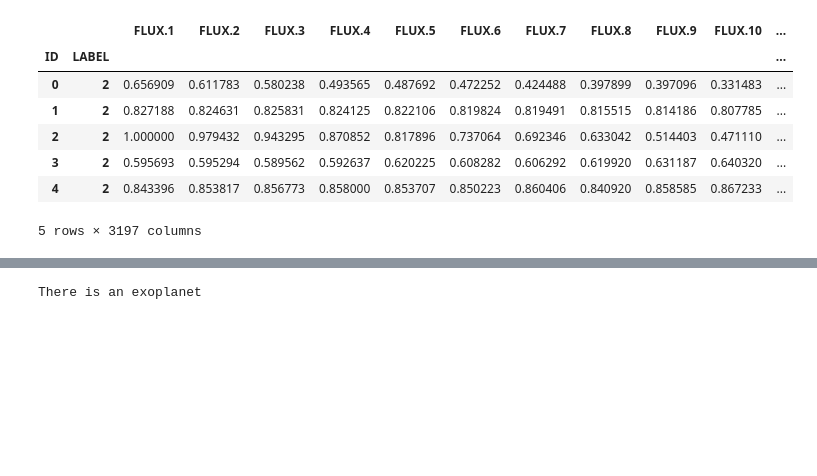
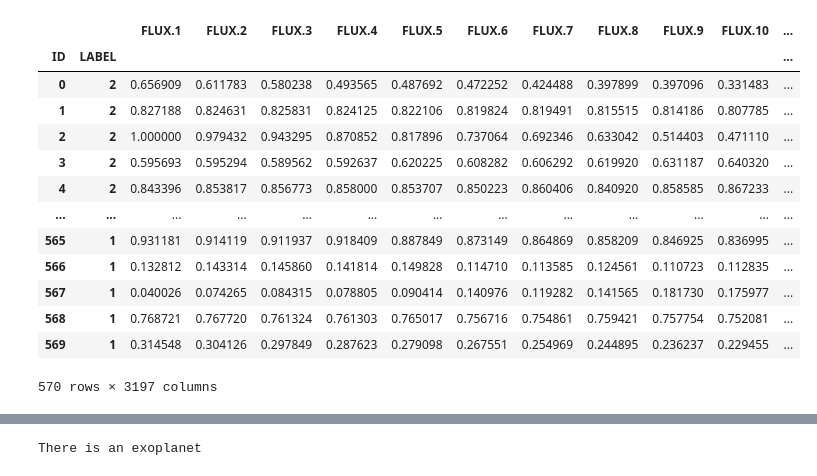
Before and after one commit to DZAlpha/ExoplanetHunting, a Jupyter notebook: exoplanets_hunting.ipynb, the cells around one changed output, grey strips where cells are left out. Drawn from its saved outputs; the diff is of its cells as text; code cells hidden in the pictures; blank space fills up the shorter version.

```diff
--- a/exoplanets_hunting.ipynb
+++ b/exoplanets_hunting.ipynb
@@ -21,12 +30,18 @@ train_df.head()
 # %%
 test_df = preprocess(get_test_df())
-test_df.head()
+test_df
 # %% [output]
 |  |  | FLUX.1 | FLUX.2 | FLUX.3 | FLUX.4 | FLUX.5 | FLUX.6 | FLUX.7 | FLUX.8 | FLUX.9 | FLUX.10 | ... |
 | ID | LABEL |  |  |  |  |  |  |  |  |  |  | ... |
 | 0 | 2 | 0.656909 | 0.611783 | 0.580238 | 0.493565 | 0.487692 | 0.472252 | 0.424488 | 0.397899 | 0.397096 | 0.331483 | ... |
 | 1 | 2 | 0.827188 | 0.824631 | 0.825831 | 0.824125 | 0.822106 | 0.819824 | 0.819491 | 0.815515 | 0.814186 | 0.807785 | ... |
 | 2 | 2 | 1.000000 | 0.979432 | 0.943295 | 0.870852 | 0.817896 | 0.737064 | 0.692346 | 0.633042 | 0.514403 | 0.471110 | ... |
 | 3 | 2 | 0.595693 | 0.595294 | 0.589562 | 0.592637 | 0.620225 | 0.608282 | 0.606292 | 0.619920 | 0.631187 | 0.640320 | ... |
 | 4 | 2 | 0.843396 | 0.853817 | 0.856773 | 0.858000 | 0.853707 | 0.850223 | 0.860406 | 0.840920 | 0.858585 | 0.867233 | ... |
+| ... | ... | ... | ... | ... | ... | ... | ... | ... | ... | ... | ... | ... |
+| 565 | 1 | 0.931181 | 0.914119 | 0.911937 | 0.918409 | 0.887849 | 0.873149 | 0.864869 | 0.858209 | 0.846925 | 0.836995 | ... |
+| 566 | 1 | 0.132812 | 0.143314 | 0.145860 | 0.141814 | 0.149828 | 0.114710 | 0.113585 | 0.124561 | 0.110723 | 0.112835 | ... |
+| 567 | 1 | 0.040026 | 0.074265 | 0.084315 | 0.078805 | 0.090414 | 0.140976 | 0.119282 | 0.141565 | 0.181730 | 0.175977 | ... |
+| 568 | 1 | 0.768721 | 0.767720 | 0.761324 | 0.761303 | 0.765017 | 0.756716 | 0.754861 | 0.759421 | 0.757754 | 0.752081 | ... |
+| 569 | 1 | 0.314548 | 0.304126 | 0.297849 | 0.287623 | 0.279098 | 0.267551 | 0.254969 | 0.244895 | 0.236237 | 0.229455 | ... |
-5 rows × 3197 columns
+570 rows × 3197 columns
```
Also changed, not shown: parts of 5 cells of this notebook, 3 other files.
